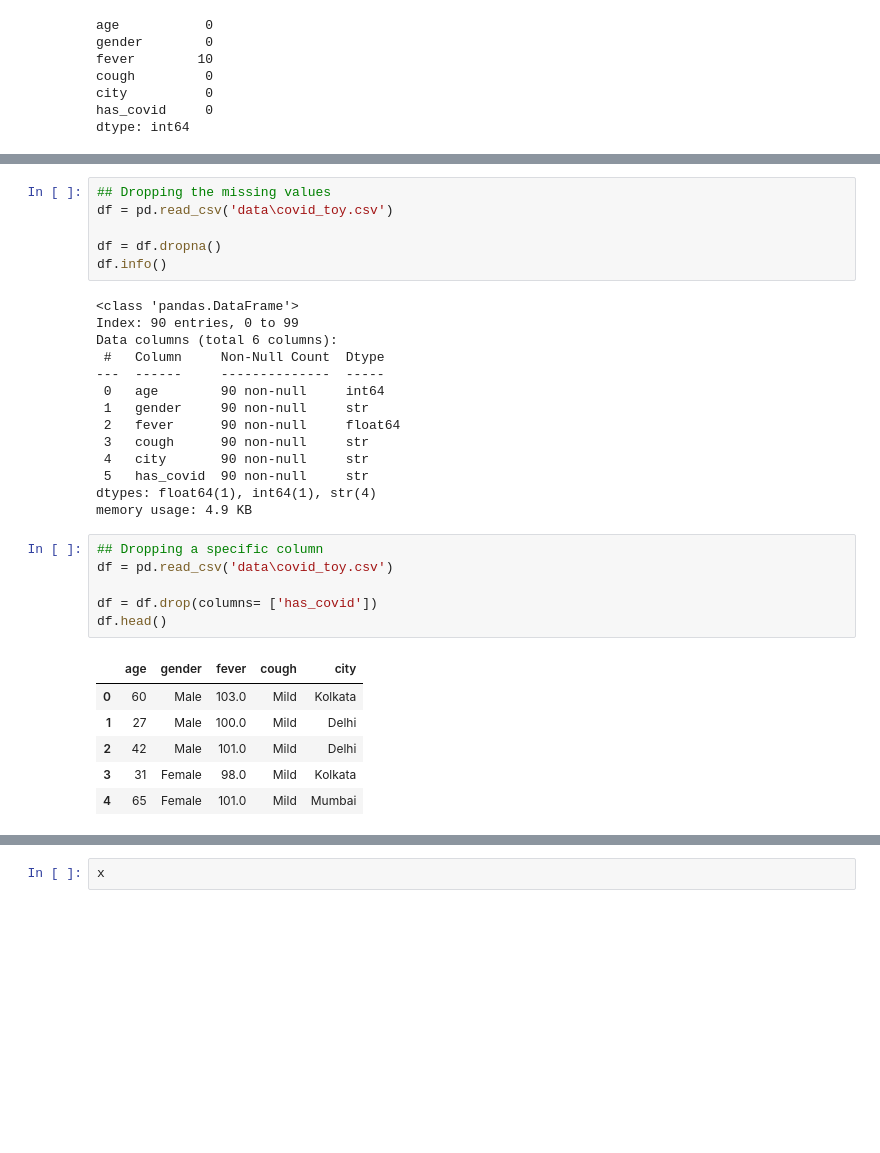
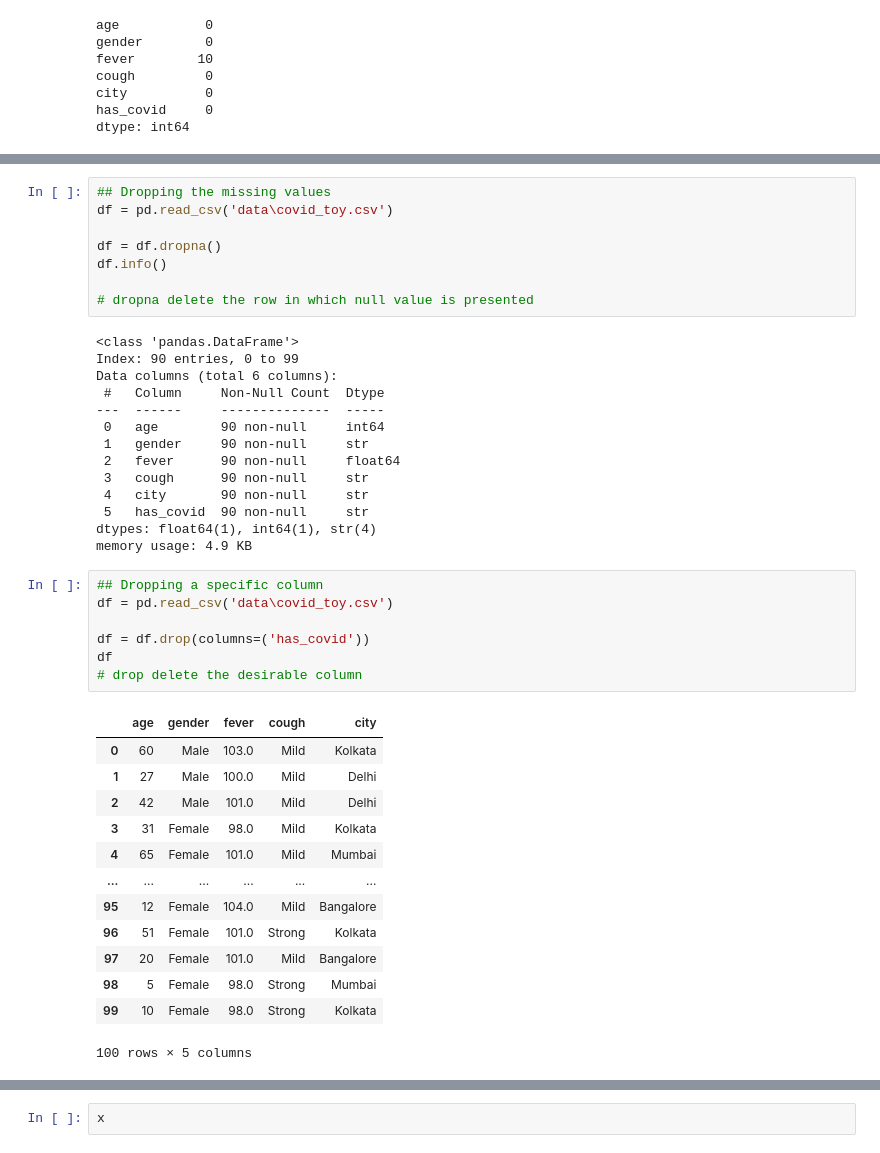
Before and after one commit to ubaidali5210/Advance-Python, a Jupyter notebook: pandas.ipynb, the cells around one changed output, grey strips where cells are left out. Saved outputs shown, nothing was run; the diff lists cells and outputs as text; blank space fills up the shorter version.

```diff
--- a/pandas.ipynb
+++ b/pandas.ipynb
@@ -188,6 +301,8 @@ df = pd.read_csv('data\covid_toy.csv')
 
 df = df.dropna()
 df.info()
+
+# dropna delete the row in which null value is presented
 # %% [output]
 <class 'pandas.DataFrame'>
 Index: 90 entries, 0 to 99
@@ -205,16 +320,24 @@ memory usage: 4.9 KB
 # %%
 ## Dropping a specific column
 df = pd.read_csv('data\covid_toy.csv')
 
-df = df.drop(columns= ['has_covid'])
-df.head()
+df = df.drop(columns=('has_covid'))
+df
+# drop delete the desirable column
 # %% [output]
 |  | age | gender | fever | cough | city |
 | 0 | 60 | Male | 103.0 | Mild | Kolkata |
 | 1 | 27 | Male | 100.0 | Mild | Delhi |
 | 2 | 42 | Male | 101.0 | Mild | Delhi |
 | 3 | 31 | Female | 98.0 | Mild | Kolkata |
 | 4 | 65 | Female | 101.0 | Mild | Mumbai |
+| ... | ... | ... | ... | ... | ... |
+| 95 | 12 | Female | 104.0 | Mild | Bangalore |
+| 96 | 51 | Female | 101.0 | Strong | Kolkata |
+| 97 | 20 | Female | 101.0 | Mild | Bangalore |
+| 98 | 5 | Female | 98.0 | Strong | Mumbai |
+| 99 | 10 | Female | 98.0 | Strong | Kolkata |
+100 rows × 5 columns
 # %%
 df = pd.read_csv('data\covid_toy.csv')
 
```
Also changed, not shown: parts of 26 cells of this notebook.
